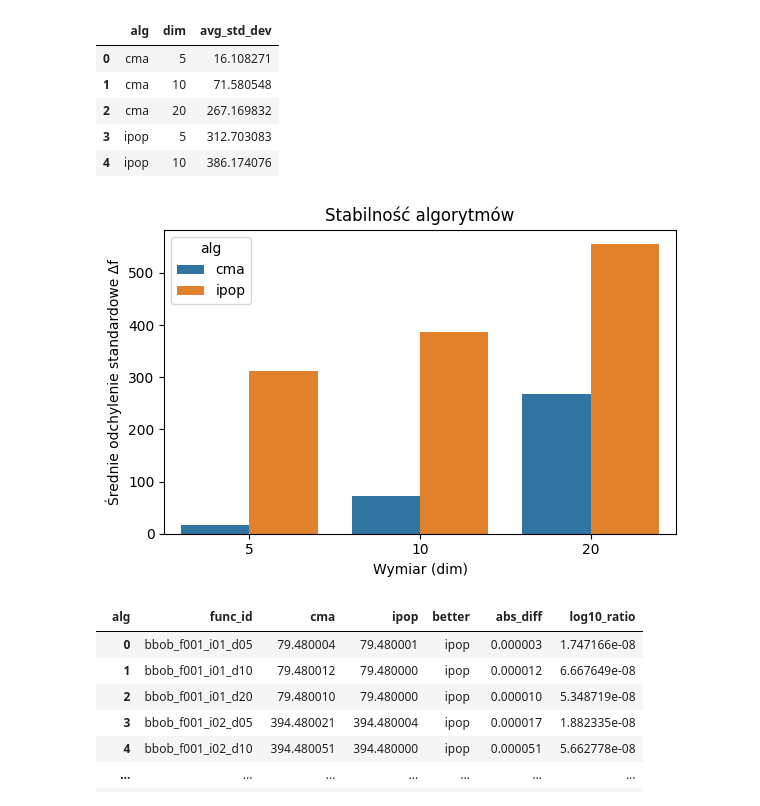
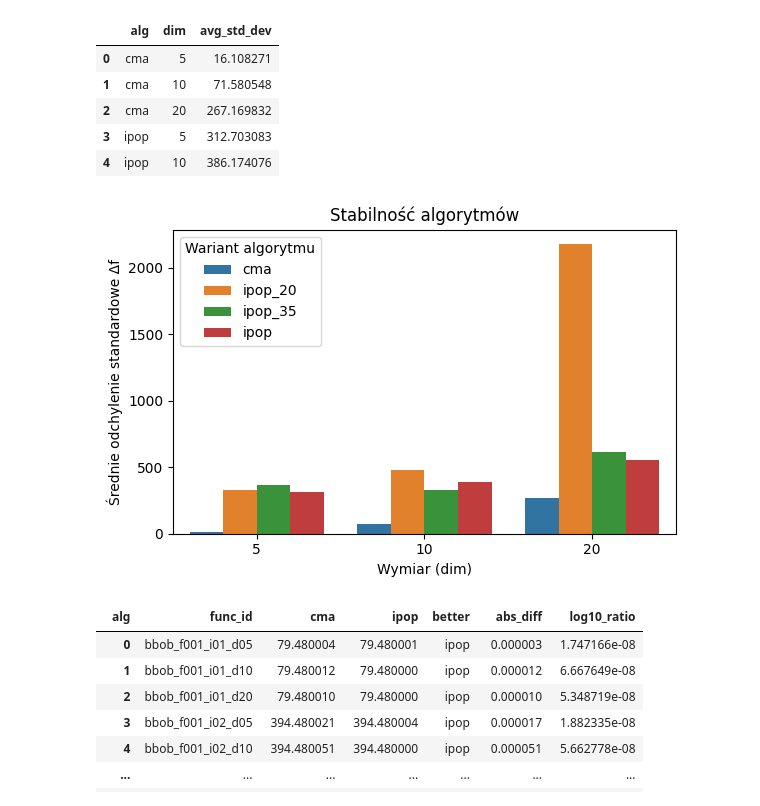
Before and after one commit to KacperLeszczynski/EwolucyjneMAES, a Jupyter notebook: testing.ipynb, the cells around one changed output. Saved outputs shown, nothing was run; the diff lists cells and outputs as text; code cells hidden in the pictures.

```diff
--- a/testing.ipynb
+++ b/testing.ipynb
@@ -123,7 +123,7 @@ data = None
 def load_all_results(npz_folder: str = "npz") -> pd.DataFrame:
     records = []
     for file in Path(npz_folder).glob("*.npz"):
-        match = re.match(r"(ipop|cma)_bbob_d(\d+)_seed(\d+)\.npz", file.name)
+        match = re.match(r"(ipop|cma|ipop_20|ipop_35)_bbob_d(\d+)_seed(\d+)\.npz", file.name)
         if not match:
             continue
         alg, dim, seed = match.group(1), int(match.group(2)), int(match.group(3))
@@ -220,14 +294,16 @@ summary_std.head()
 | 4 | ipop | 10 | 386.174076 |
 # %%
 plt.figure(figsize=(6,4))
-sns.barplot(data=summary_std, x="dim", y="avg_std_dev", hue="alg")
+sns.barplot(data=summary_std, x="dim", y="avg_std_dev", hue="alg", hue_order=["cma", "ipop_20", "ipop_35", "ipop"]
+)
 plt.ylabel("Średnie odchylenie standardowe Δf")
 plt.xlabel("Wymiar (dim)")
 plt.title("Stabilność algorytmów")
+plt.legend(title="Wariant algorytmu")
 plt.tight_layout()
 plt.show()
 # %% [output]
-[figure, old version]
+[figure, new version]
 # %%
 # 1. Grupujemy średnie dla każdej funkcji i algorytmu
 mean_per_func = (
```
Also changed, not shown: parts of 14 cells of this notebook, 7 other files.
